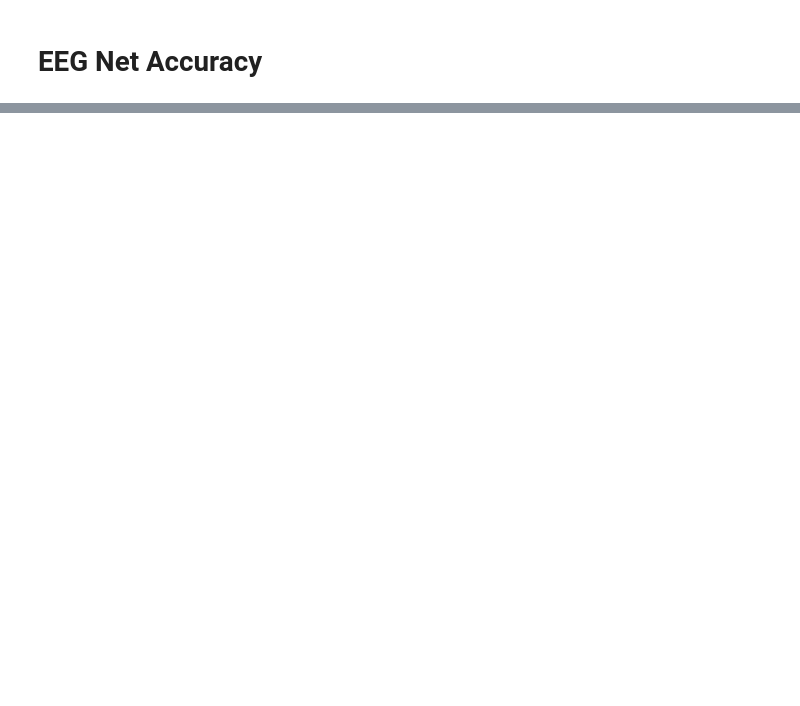
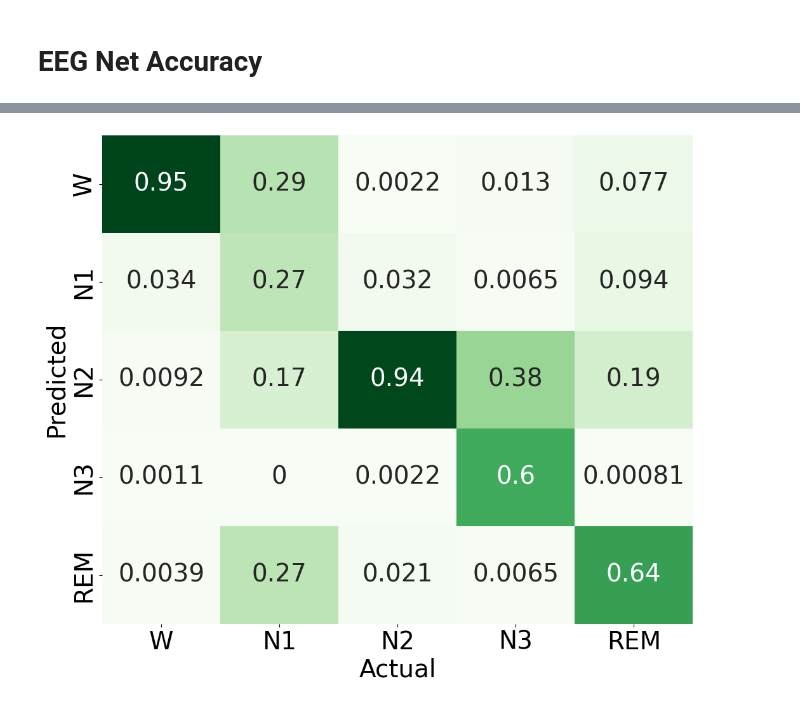
Before and after one commit to BrentonAD/EEG-SESM, a Jupyter notebook: arl-eegmodels/eegNet_accuracy.ipynb, the cells around one changed output, grey strips where cells are left out. Drawn from its saved outputs; the diff is of its cells as text; code cells hidden in the pictures; blank space fills up the shorter version.

```diff
--- a/arl-eegmodels/eegNet_accuracy.ipynb
+++ b/arl-eegmodels/eegNet_accuracy.ipynb
@@ -22,5 +27,5 @@ CLASS_DICT = {
 # %%
-model = tf.keras.saving.load_model('models/eegNet/initial/trained_model.h5')
+model = tf.keras.saving.load_model(f'models/eegNet/{SPLIT}/trained_model.h5')
 
 train_ds, val_ds, test_ds, class_weights, max_len = get_data(batch_size=64)
 # %% [output]
@@ -117,0 +220,37 @@ Accuracy for REM: 78.07%
+# %%
+y_trues = []
+y_preds = []
+
+for split in ["split0","split1","split2"]:
+
+    with open(f'test_outputs/{split}/y_true_test.pkl','rb') as f:
+        y_true = pickle.load(f)
+
+    with open(f'test_outputs/{split}/y_pred_test.pkl','rb') as f:
+        y_pred = pickle.load(f)
+
+    y_trues.append(y_true)
+    y_preds.append(y_pred)
+
+y_true = np.concatenate(y_trues)
+y_pred = np.concatenate(y_preds)
+# %%
+C = confusion_matrix(y_true, y_pred)
+C = C / C.astype(float).sum(axis=0)
+
+fig, ax = plt.subplots(figsize=(12, 10))
+
+sns.heatmap(
+    C,
+    annot=True,
+    annot_kws={"fontsize":28},
+    cmap='Greens',
+    cbar=False
+)
+ax.set_xticklabels(CLASS_DICT.values(), fontsize=28)
+ax.set_yticklabels(CLASS_DICT.values(), fontsize=28)
+ax.set_xlabel("Actual", fontsize=28)
+ax.set_ylabel("Predicted", fontsize=28)
+plt.show()
+# %% [output]
+[figure, added]
```
Also changed, not shown: parts of 11 cells of this notebook, 9 other files.
